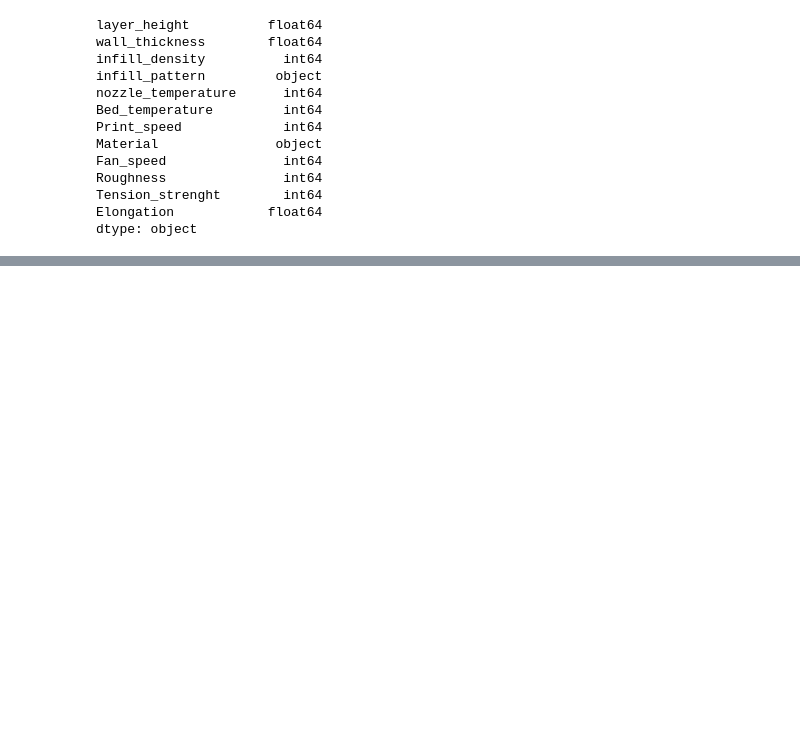
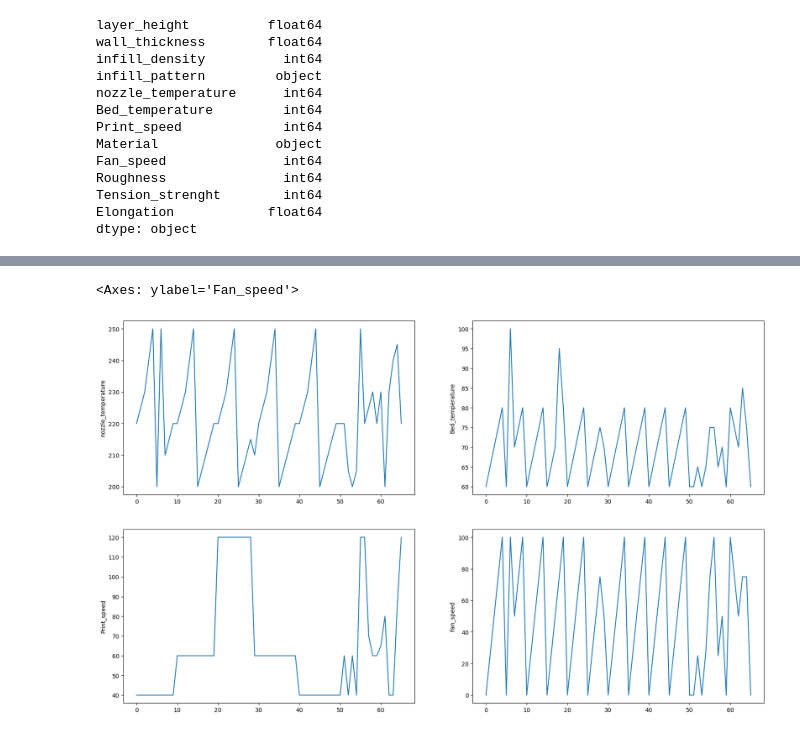
Before and after one commit to ShubhamGupta2505/MachineLearningPractice, a Jupyter notebook: 3d-printer-material-prediction.ipynb, the cells around one changed output, grey strips where cells are left out. Cells and saved outputs as stored; diff of their text form; code cells hidden in the pictures; blank space fills up the shorter version.

```diff
--- a/3d-printer-material-prediction.ipynb
+++ b/3d-printer-material-prediction.ipynb
@@ -84,0 +135,13 @@ dtype: object
+# %%
+plt.figure(figsize=(20,12))
+plt.subplot(2,2,1)
+sns.lineplot(data=df,x=df.index,y='nozzle_temperature')
+plt.subplot(2,2,2)
+sns.lineplot(data=df,x=df.index,y='Bed_temperature')
+plt.subplot(2,2,3)
+sns.lineplot(data=df,x=df.index,y='Print_speed')
+plt.subplot(2,2,4)
+sns.lineplot(data=df,x=df.index,y='Fan_speed')
+# %% [output]
+<Axes: ylabel='Fan_speed'>
+[figure, added]
```
Also changed, not shown: parts of 37 cells of this notebook.
